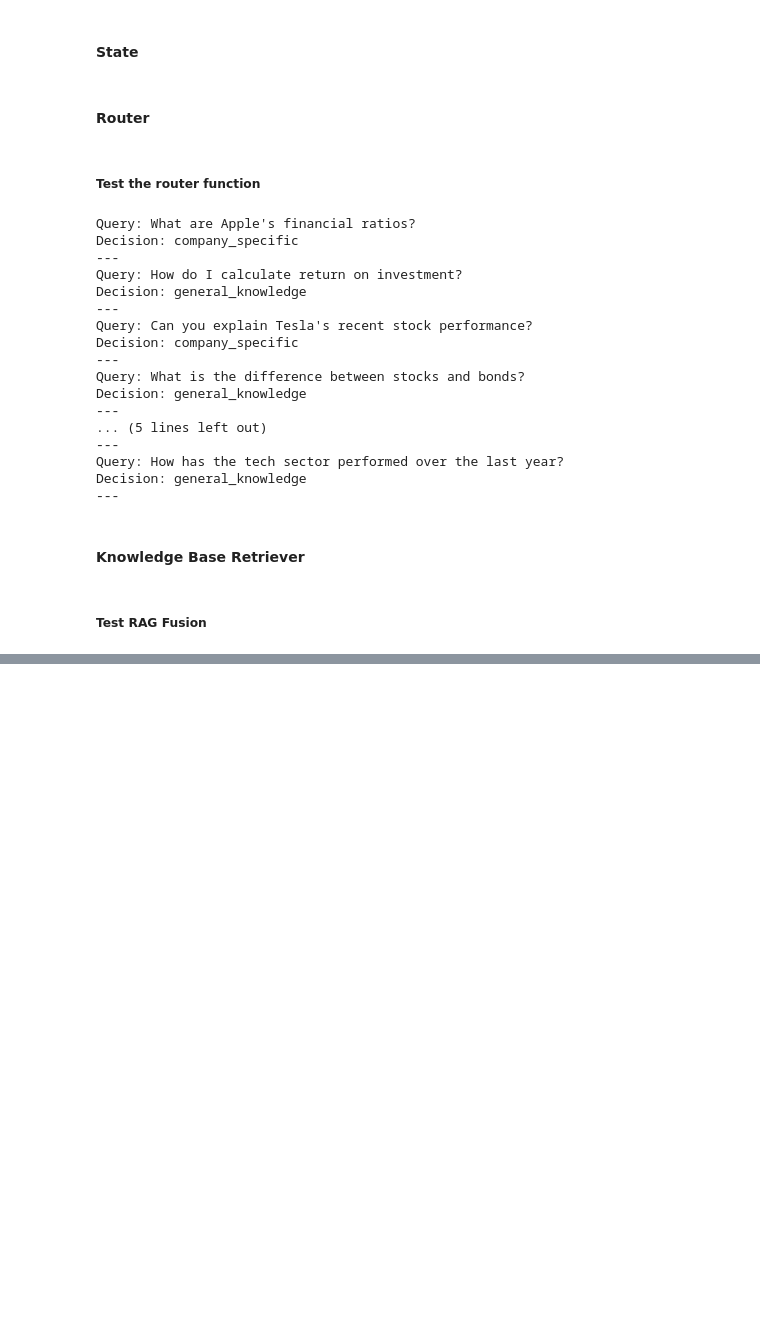
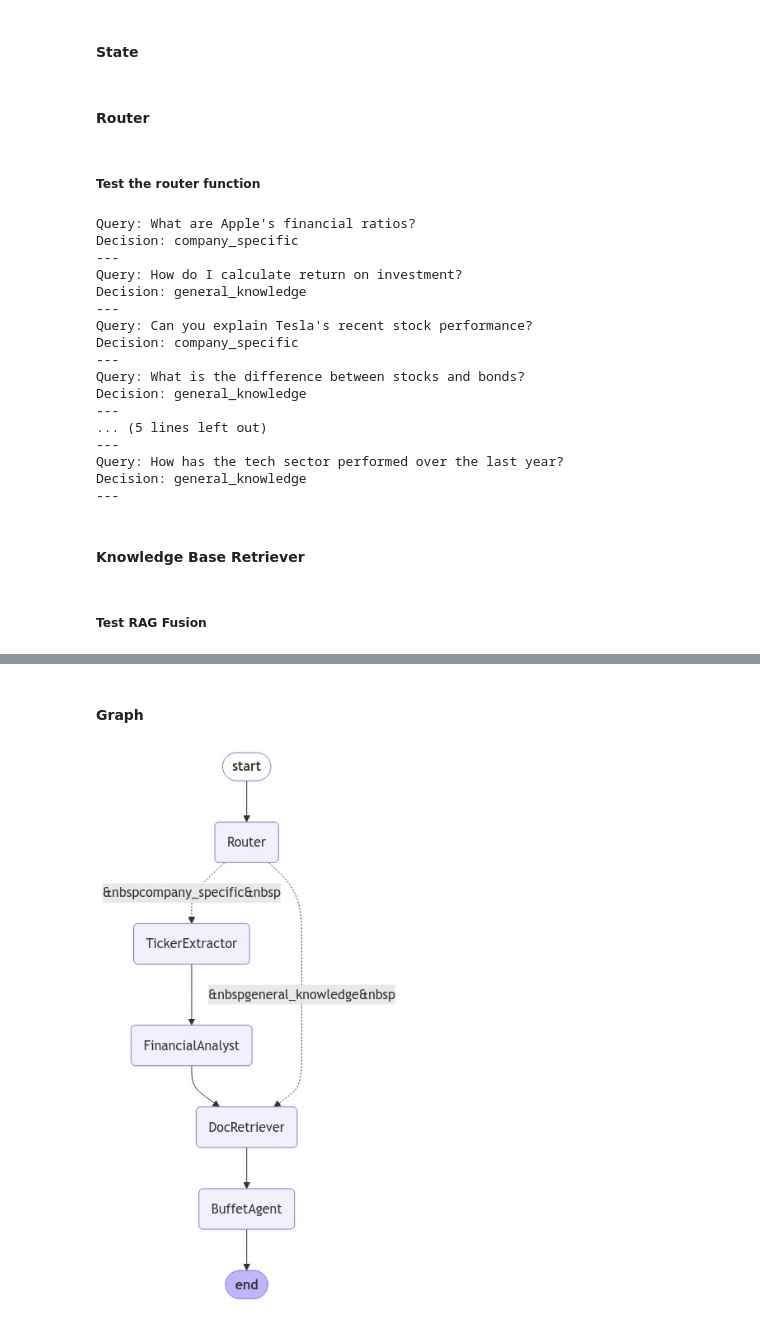
Before and after one commit to arisylafeta/buffetbot, a Jupyter notebook: buffetagent.ipynb, the cells around one changed output, grey strips where cells are left out. Drawn from its saved outputs; the diff is of its cells as text; code cells hidden in the pictures; blank space fills up the shorter version.

Commit message:
finish the agent

```diff
--- a/buffetagent.ipynb
+++ b/buffetagent.ipynb
@@ -530,12 +270,13 @@ def reciprocal_rank_fusion(results: list[list], k=60, n=5):
     # Return the reranked results as a list of tuples, each containing the document and its fused score
     return reranked_results[:5]
 
-retrieval_chain_rag_fusion = generate_queries | retriever.map() | reciprocal_rank_fusion
+retrieval_chain_rag_fusion = generate_queries | retriever.map() | reciprocal_rank_fusion | format_docs
 
 def retrieve_docs(state: State) -> State:
-    last_message = state["messages"][-1]["content"] if state["messages"] else ""
+    last_message = state["messages"][-1].content if state["messages"] else ""
     retrieved_docs = retrieval_chain_rag_fusion.invoke({"question": last_message})
-    return {**state, "retrieved_documents": retrieved_docs}
+    state['chunked_docs'] = retrieved_docs
+    return state
 # %% [markdown]
 ##### Test RAG Fusion
 # %%
@@ -746,0 +603,37 @@ KeyError: 'question'
+# %% [markdown]
+#### Graph
+# %%
+
+# Graph
+from langgraph.graph import StateGraph, END, START
+from langchain_core.messages import HumanMessage
+graph = StateGraph(State)
+
+graph.add_node("Router", router)
+graph.add_node("DocRetriever", retrieve_docs)
+graph.add_node("TickerExtractor", extract_ticker)
+graph.add_node("FinancialAnalyst", execute_financial_analysis)
+graph.add_node("BuffetAgent", buffet_agent)
+
+graph.add_edge(START, "Router")
+graph.add_conditional_edges(
+    "Router",
+    lambda x: x['routing_decision'],
+    {
+        "general_knowledge": "DocRetriever",
+        "company_specific": "TickerExtractor"
+    }
+)
+
+graph.add_edge("DocRetriever", "BuffetAgent")
+graph.add_edge("TickerExtractor", "FinancialAnalyst")
+graph.add_edge("FinancialAnalyst", "DocRetriever")
+graph.add_edge("BuffetAgent", END)
+
+multi_agent_graph = graph.compile()
+# %%
+from IPython.display import Image, display
+
+display(Image(multi_agent_graph.get_graph(xray=True).draw_mermaid_png()))
+# %% [output]
+[figure, added]
```
Also changed, not shown: parts of 23 cells of this notebook.
